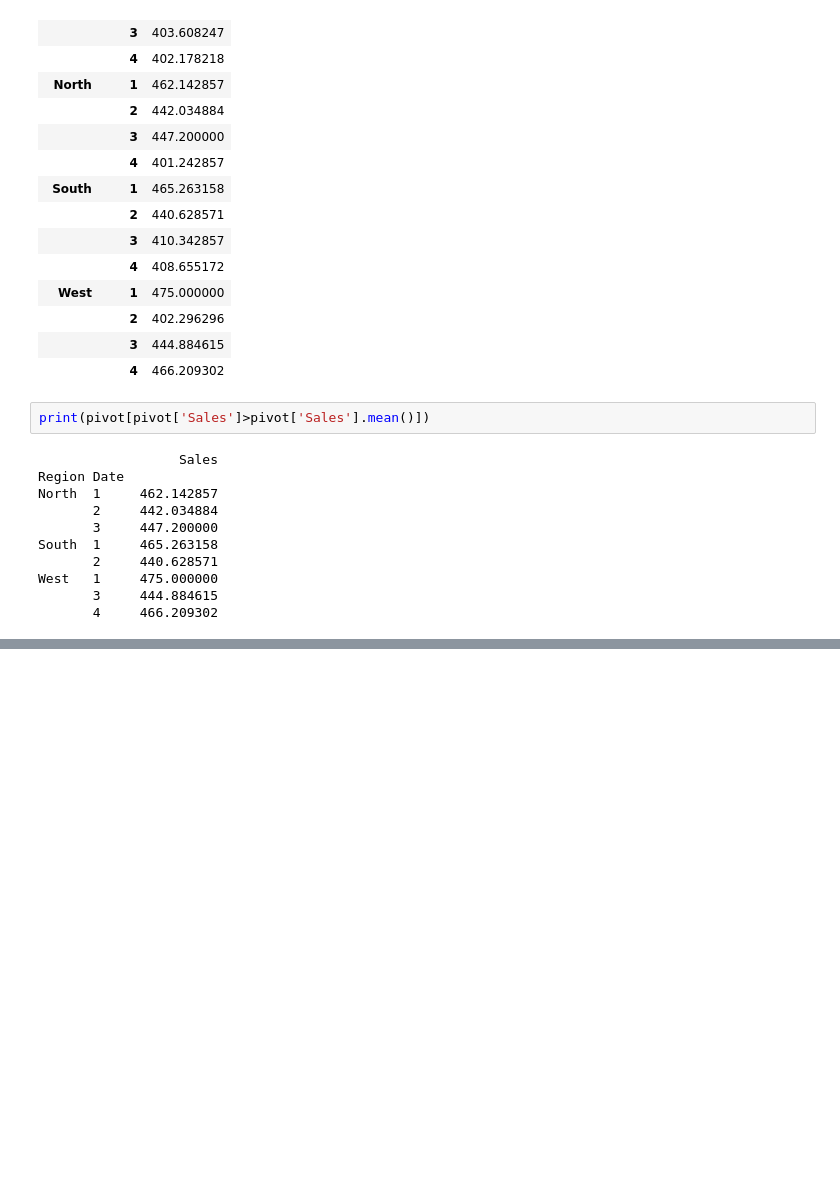
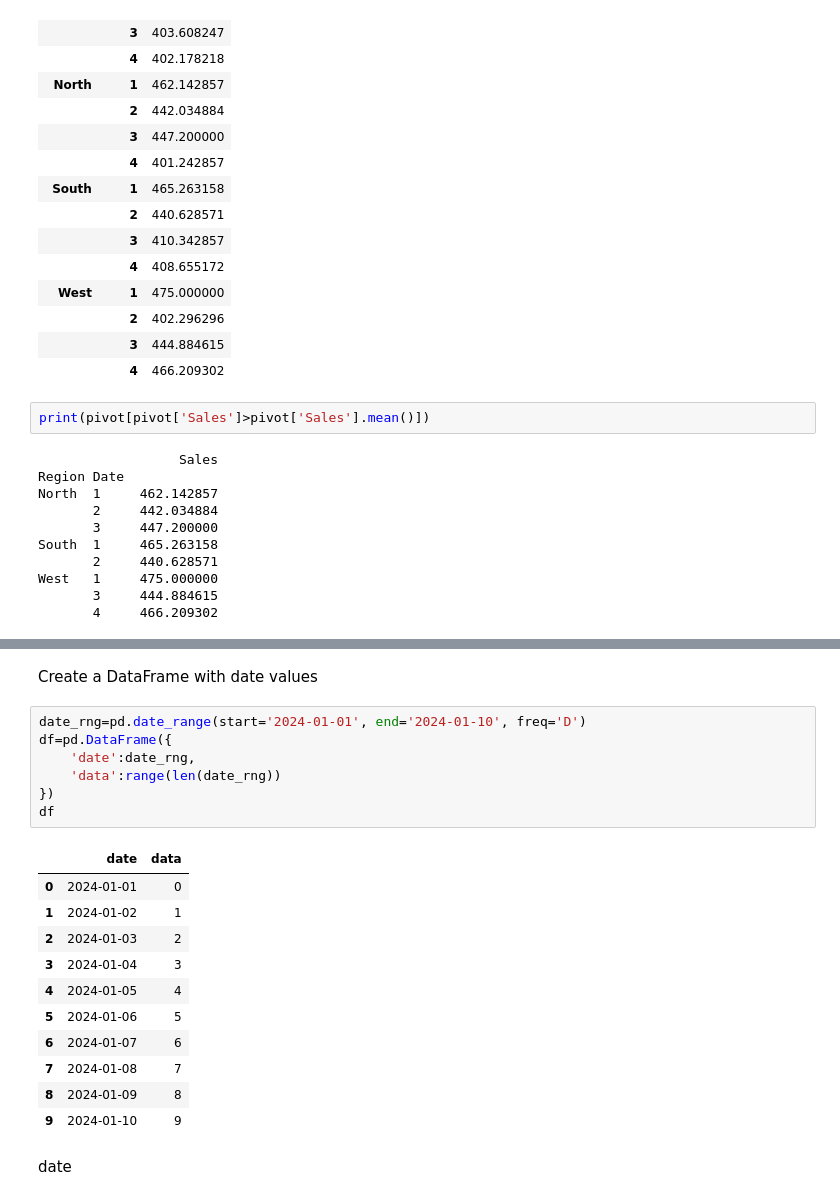
Before and after one commit to gokul-raj-c/Data-Science, a Jupyter notebook: Pandas Tutorials/pandas_tutorials3.ipynb, the cells around one changed output, grey strips where cells are left out. Saved outputs shown, nothing was run; the diff lists cells and outputs as text; blank space fills up the shorter version.

```diff
--- a/Pandas Tutorials/pandas_tutorials3.ipynb
+++ b/Pandas Tutorials/pandas_tutorials3.ipynb
@@ -326,0 +370,23 @@ West   1     475.000000
+# %% [markdown]
+Create a DataFrame with date values
+# %%
+date_rng=pd.date_range(start='2024-01-01', end='2024-01-10', freq='D')
+df=pd.DataFrame({
+    'date':date_rng,
+    'data':range(len(date_rng))
+})
+df
+# %% [output]
+|  | date | data |
+| 0 | 2024-01-01 | 0 |
+| 1 | 2024-01-02 | 1 |
+| 2 | 2024-01-03 | 2 |
+| 3 | 2024-01-04 | 3 |
+| 4 | 2024-01-05 | 4 |
+| 5 | 2024-01-06 | 5 |
+| 6 | 2024-01-07 | 6 |
+| 7 | 2024-01-08 | 7 |
+| 8 | 2024-01-09 | 8 |
+| 9 | 2024-01-10 | 9 |
+# %% [markdown]
+date
```
Also changed, not shown: parts of 12 cells of this notebook, 4 other files.
